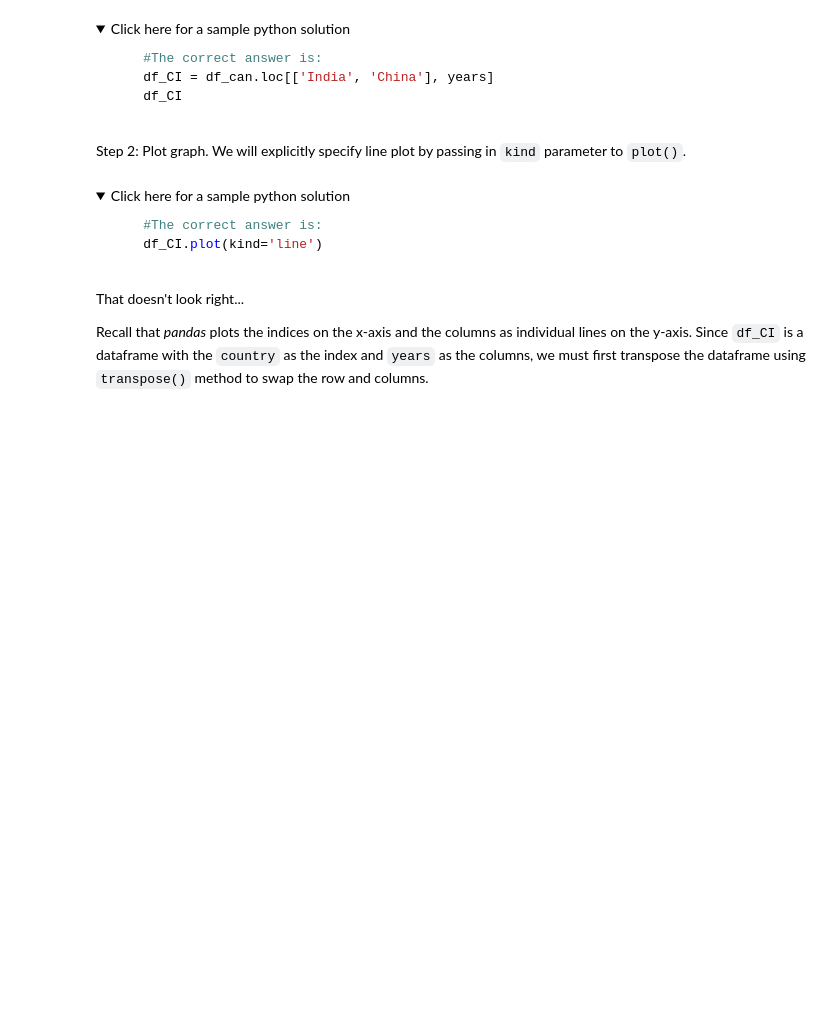
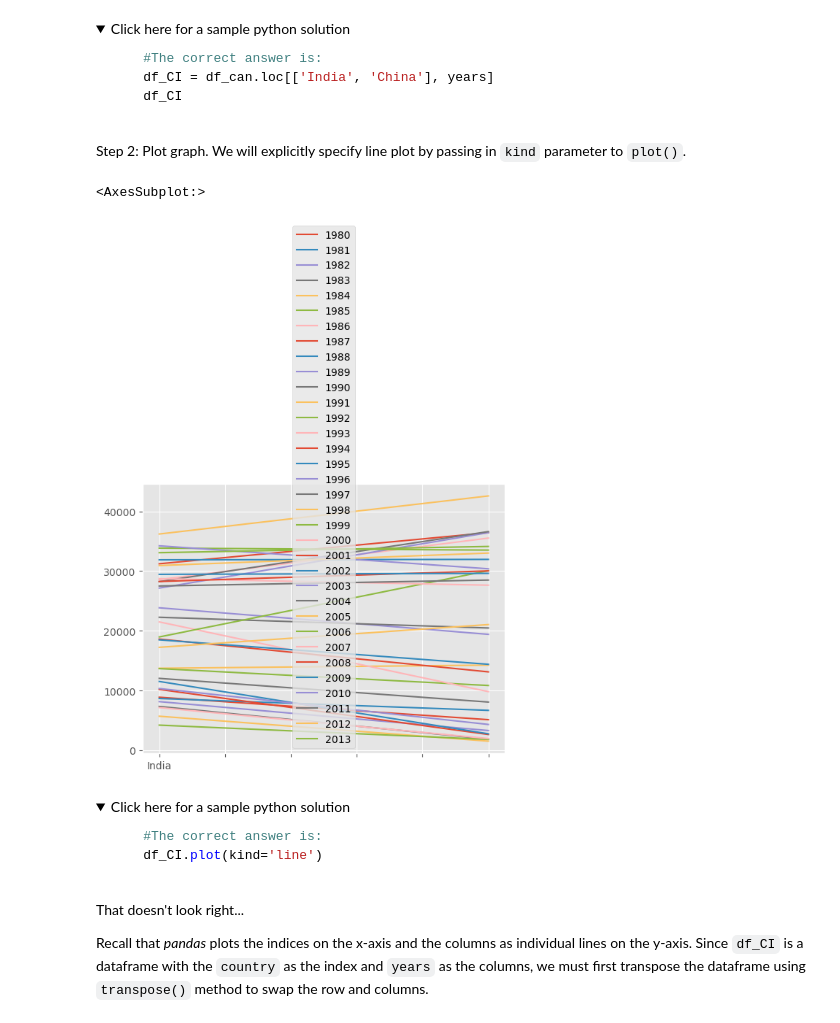
Before and after one commit to karamalhanatleh/IBM-Data-Science, a Jupyter notebook: Data Visualization with Python/DV0101EN-Exercise-Introduction-to-Matplotlib-and-Line-Plots (1).ipynb, the cells around one changed output. Drawn from its saved outputs; the diff is of its cells as text; code cells hidden in the pictures; folded sections open; blank space fills up the shorter version.

```diff
--- a/Data Visualization with Python/DV0101EN-Exercise-Introduction-to-Matplotlib-and-Line-Plots (1).ipynb
+++ b/Data Visualization with Python/DV0101EN-Exercise-Introduction-to-Matplotlib-and-Line-Plots (1).ipynb
@@ -716,3 +704,5 @@ Step 1: Get the data set for China and India, and display the dataframe.
 ### type your answer here
 # df_CI = ...
 # df_CI
+df_CI = df_can.loc[['India', 'China'], years]
+df_CI
@@ -731,6 +726,10 @@ Step 2: Plot graph. We will explicitly specify line plot by passing in `kind` pa
 # %%
 ### type your answer here
 # df_CI. ...
+df_CI.plot(kind='line')
+# %% [output]
+<AxesSubplot:>
+[figure, added]
 # %% [markdown]
 <details><summary>Click here for a sample python solution</summary>
 
```
Also changed, not shown: parts of 5 cells of this notebook, 12 other files.
